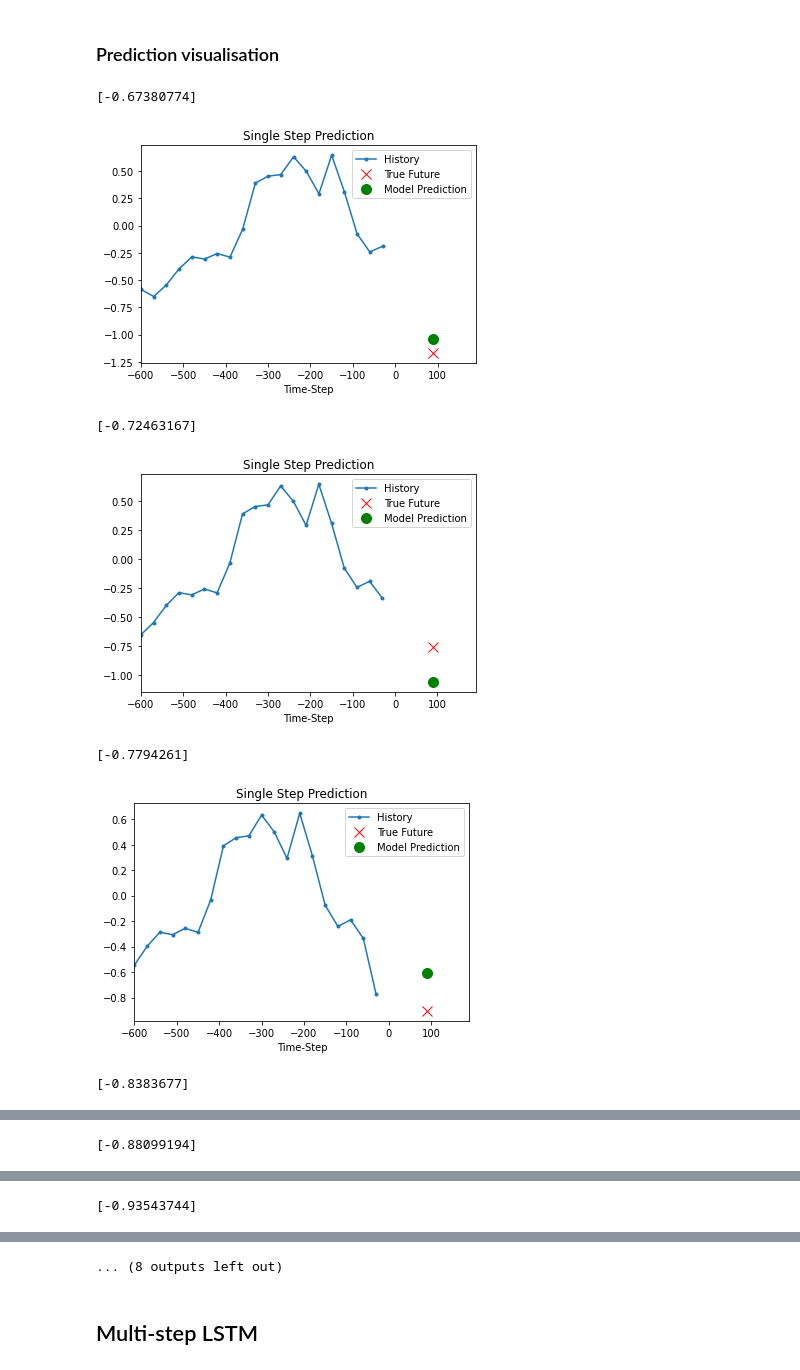
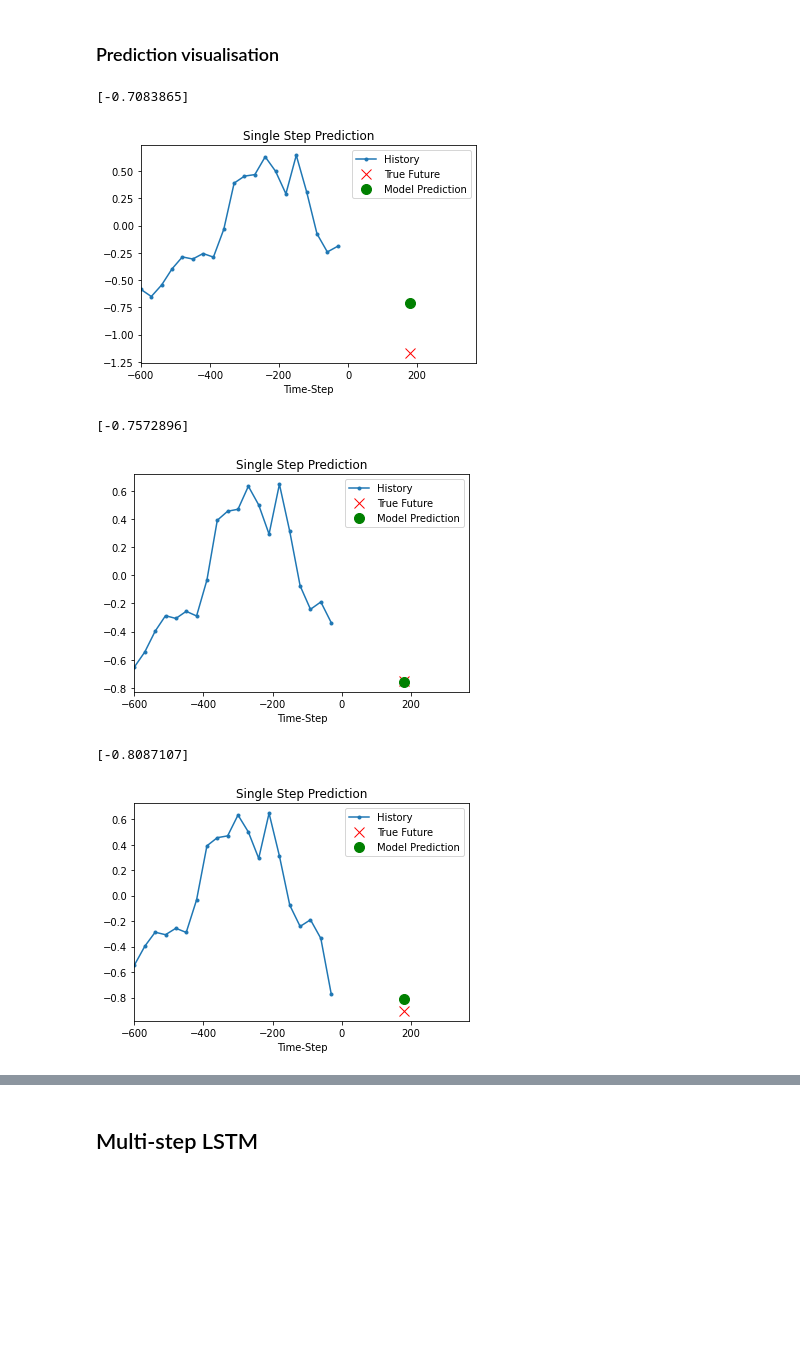
Before and after one commit to robLaing2/Forex_ANN_Forecasting, a Jupyter notebook: ForexAnnEnvironment.ipynb, the cells around one changed output, grey strips where cells are left out. Cells and saved outputs as stored; diff of their text form; code cells hidden in the pictures; blank space fills up the shorter version.

Commit message:
single-step and multi-step LSTM basic models now working

```diff
--- a/ForexAnnEnvironment.ipynb
+++ b/ForexAnnEnvironment.ipynb
@@ -569,11 +516,11 @@ EPOCHS = 10
 EVALUATION_INTERVAL = 100
 VALIDATION_STEPS = 50
 TIME_LAGS = 600
-PREDICTION_HORIZON = 90
+PREDICTION_HORIZON = 180
 STEP = 30
 BATCH_SIZE = 30
 FOLDS = 6
-FUTURE_STEP = 30
+FUTURE_STEP = 180
 
 features = ['20dayMovingAvg']
 
@@ -667,26 +609,0 @@ Epoch 10/10
-# %%
-for x in range(1,FOLDS):
-
-    valIndex = fold_locations[x]
-
-    if (x==FOLDS-1):
-        endIndex = None
-    else:
-        endIndex = fold_locations[x+1]
-
-
-    xTrain, yTrain = singleStepDataSplit(dataSet, dataSet[:, 0], 0, valIndex, TIME_LAGS, PREDICTION_HORIZON, STEP)
-
-    xVal, yVal = singleStepDataSplit(dataSet, dataSet[:, 0], valIndex, endIndex, TIME_LAGS, PREDICTION_HORIZON, STEP)
-
-    dataTrain = tf.data.Dataset.from_tensor_slices((xTrain, yTrain))
-    dataTrain = dataTrain.cache().batch(BATCH_SIZE).repeat()
-
-    dataVal = tf.data.Dataset.from_tensor_slices((xVal, yVal))
-    dataVal = dataVal.batch(BATCH_SIZE).repeat()
-
-    print("--------------------- Fold", "%d/%d --------------------------" % (x, FOLDS))
-
-    result = model2.fit(dataTrain, epochs=EPOCHS, steps_per_epoch=EVALUATION_INTERVAL, validation_data=dataVal, validation_steps=50)
-
-    results.append(result)
@@ -719,39 +618,38 @@ def create_time_steps(length,steps):
 
 def show_plot(plot_data, delta, title):
     labels = ['History', 'True Future', 'Model Prediction']
     marker = ['.-', 'rx', 'go']
     time_steps = create_time_steps(TIME_LAGS,STEP)
 
     if delta:
         future = delta
     else:
         future = 0
 
     plt.title(title)
     for i, x in enumerate(plot_data):
         if i:
             plt.plot(future, plot_data[i], marker[i], markersize=10,
                     label=labels[i])
         else:
             plt.plot(time_steps, plot_data[i].flatten(), marker[i], label=labels[i])
 
     plt.legend()
     plt.xlim([time_steps[0], (future+5)*2])
     plt.xlabel('Time-Step')
     return plt
 
 
-for x, y in dataVal.take(10):
+for x, y in dataVal.take(3):
     plot = show_plot([x[0][:, 0].numpy(), y[0].numpy(),
-                        model2.predict(x)[0]], PREDICTION_HORIZON,
+                        model.predict(x)[0]], PREDICTION_HORIZON,
                     'Single Step Prediction')
     print(model.predict(x)[0])
     plot.show()
 # %% [output]
-[-0.67380774]
+[-0.7083865]
-[figure, old version]
+[figure, new version]
-[-0.72463167]
+[-0.7572896]
-[figure, old version]
+[figure, new version]
-[-0.7794261]
+[-0.8087107]
-[figure, old version]
+[figure, new version]
-[-0.8383677]
@@ -759 +655,0 @@ for x, y in dataVal.take(10):
-[-0.88099194]
@@ -761 +655,0 @@ for x, y in dataVal.take(10):
-[-0.93543744]
@@ -763,4 +656,3 @@ for x, y in dataVal.take(10):
-... (8 outputs left out)
 # %% [markdown]
 ## Multi-step LSTM
 # %% [markdown]
```
Also changed, not shown: parts of 13 cells of this notebook.
